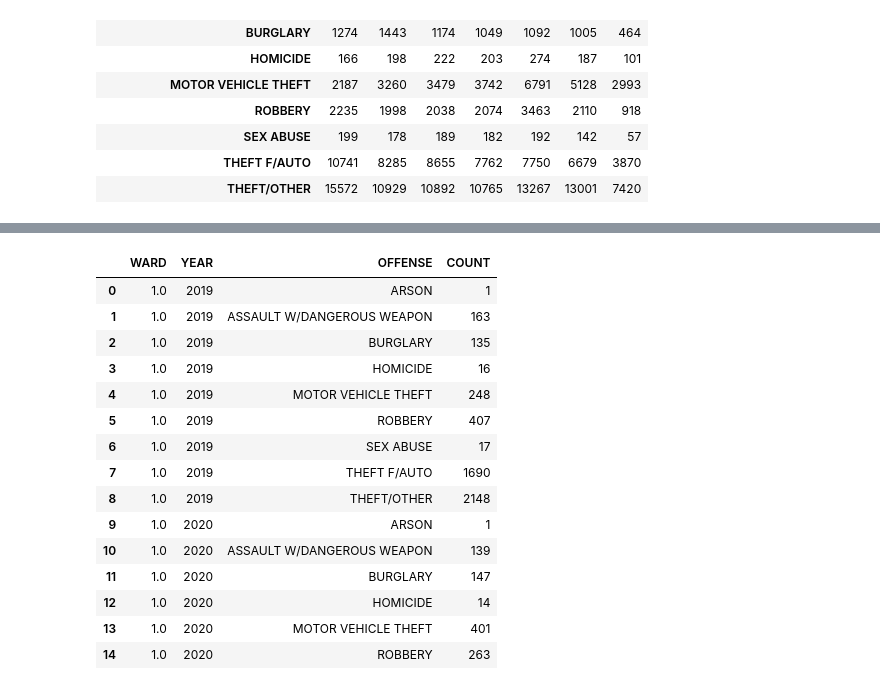
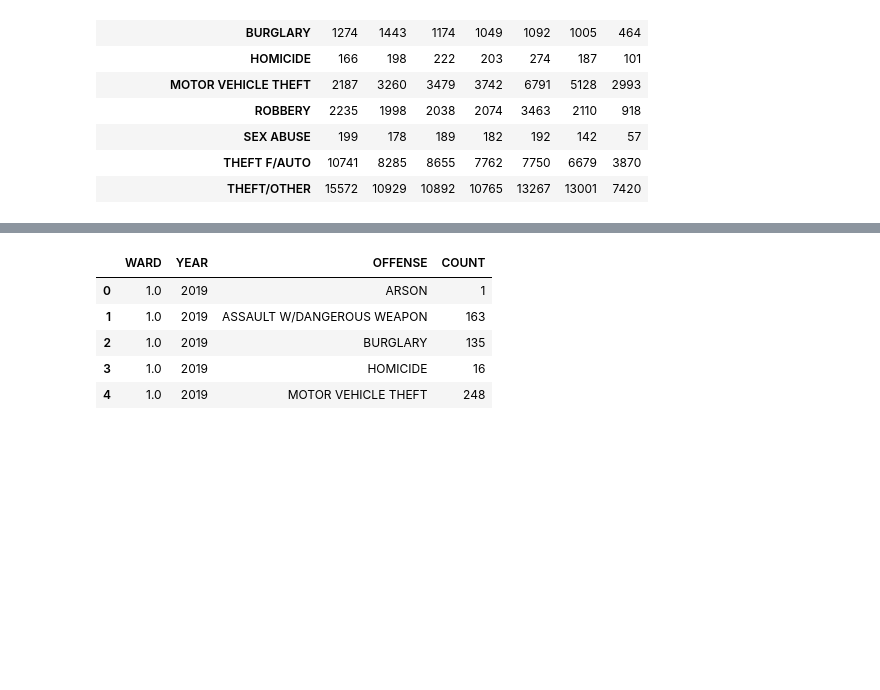
Before and after one commit to jkelly3rd/dc_crime, a Jupyter notebook: notebooks/dc_crime_incidents.ipynb, the cells around one changed output, grey strips where cells are left out. Cells and saved outputs as stored; diff of their text form; code cells hidden in the pictures; blank space fills up the shorter version.

```diff
--- a/notebooks/dc_crime_incidents.ipynb
+++ b/notebooks/dc_crime_incidents.ipynb
@@ -20,7 +65,10 @@ Found CSV files: ['../data/raw/Crime_Incidents_in_2019.csv', '../data/raw/Crime_
 # %%
-# Load and concatenate all crime incident files into a single DataFrame
-crime_incidents = pd.concat(
-    [pd.read_csv(file) for file in csv_files], ignore_index=True
-)
-print(f"Loaded {len(crime_incidents)} rows of crime data.")
+# Standardize columns and clean up date columns
+crime_incidents.columns = [col.strip().upper().replace(' ', '_') for col in crime_incidents.columns]
+crime_incidents = crime_incidents.rename(columns={'REPORT_DAT': 'REPORT_DATE'})
+for col in ['REPORT_DATE', 'START_DATE', 'END_DATE']:
+    if col in crime_incidents.columns:
+        crime_incidents[col] = pd.to_datetime(crime_incidents[col], errors='coerce')
+crime_incidents['YEAR'] = crime_incidents['REPORT_DATE'].dt.year.astype(str)
+crime_incidents.head()
 # %% [output]
@@ -247,44 +182,6 @@ Year 2025: 2025-08-11 to 2025-08-21
 # %%
-# Create a comprehensive DataFrame showing crime counts by offense type, ward, and year
+# Crime counts by offense type, ward, and year
 crime_by_ward_year_offense = crime_incidents.groupby(['WARD', 'YEAR', 'OFFENSE']).size().reset_index(name='COUNT')
-
-# Create separate DataFrames for each offense type by ward and year
-offense_types = crime_incidents['OFFENSE'].unique()
-offense_dataframes = {}
-
-print(f"Creating DataFrames for {len(offense_types)} offense types...")
-
-for offense in offense_types:
-    # Filter data for this specific offense
-    offense_data = crime_incidents[crime_incidents['OFFENSE'] == offense]
-
-    # Create pivot table: wards as rows, years as columns
-    offense_pivot = offense_data.groupby(['WARD', 'YEAR']).size().unstack(fill_value=0)
-
-    # Convert ward numbers to integers for cleaner display (removes decimal points)
-    offense_pivot.index = offense_pivot.index.astype(int)
-
-    # Store in dictionary
-    offense_dataframes[offense] = offense_pivot
-
-    # Save each offense type to a separate CSV
-    safe_filename = offense.lower().replace('/', '_').replace(' ', '_').replace('w/', 'with_')
-    filename = f"crime_{safe_filename}_by_ward_year.csv"
-    filepath = os.path.join(data_folder, '../processed/', filename)
-    offense_pivot.to_csv(filepath)
-    print(f"Saved {offense} data to: {filename}")
-
-# Save the comprehensive dataset
-comprehensive_file = os.path.join(data_folder, '../processed/crime_by_ward_year_offense_comprehensive.csv')
-crime_by_ward_year_offense.to_csv(comprehensive_file, index=False)
-
-print(f"\nFiles created:")
-print(f"- Comprehensive data: crime_by_ward_year_offense_comprehensive.csv")
-print(f"- Individual offense files: {len(offense_types)} CSV files")
-print(f"\nTotal offense types: {len(offense_types)}")
-print(f"Available offense types: {sorted(offense_types)}")
-
-# Display sample of comprehensive data
-print(f"\nComprehensive DataFrame shape: {crime_by_ward_year_offense.shape}")
-crime_by_ward_year_offense.head(15)
+crime_by_ward_year_offense.to_csv(os.path.join(data_folder, '../processed/crime_by_ward_year_offense_comprehensive.csv'), index=False)
+crime_by_ward_year_offense.head()
 # %% [output]
@@ -310,17 +188,7 @@ Comprehensive DataFrame shape: (477, 4)
 |  | WARD | YEAR | OFFENSE | COUNT |
 | 0 | 1.0 | 2019 | ARSON | 1 |
 | 1 | 1.0 | 2019 | ASSAULT W/DANGEROUS WEAPON | 163 |
 | 2 | 1.0 | 2019 | BURGLARY | 135 |
 | 3 | 1.0 | 2019 | HOMICIDE | 16 |
 | 4 | 1.0 | 2019 | MOTOR VEHICLE THEFT | 248 |
-| 5 | 1.0 | 2019 | ROBBERY | 407 |
-| 6 | 1.0 | 2019 | SEX ABUSE | 17 |
-| 7 | 1.0 | 2019 | THEFT F/AUTO | 1690 |
-| 8 | 1.0 | 2019 | THEFT/OTHER | 2148 |
-| 9 | 1.0 | 2020 | ARSON | 1 |
-| 10 | 1.0 | 2020 | ASSAULT W/DANGEROUS WEAPON | 139 |
-| 11 | 1.0 | 2020 | BURGLARY | 147 |
-| 12 | 1.0 | 2020 | HOMICIDE | 14 |
-| 13 | 1.0 | 2020 | MOTOR VEHICLE THEFT | 401 |
-| 14 | 1.0 | 2020 | ROBBERY | 263 |
 # %%
```
Also changed, not shown: parts of 31 cells of this notebook, 46 other files.
